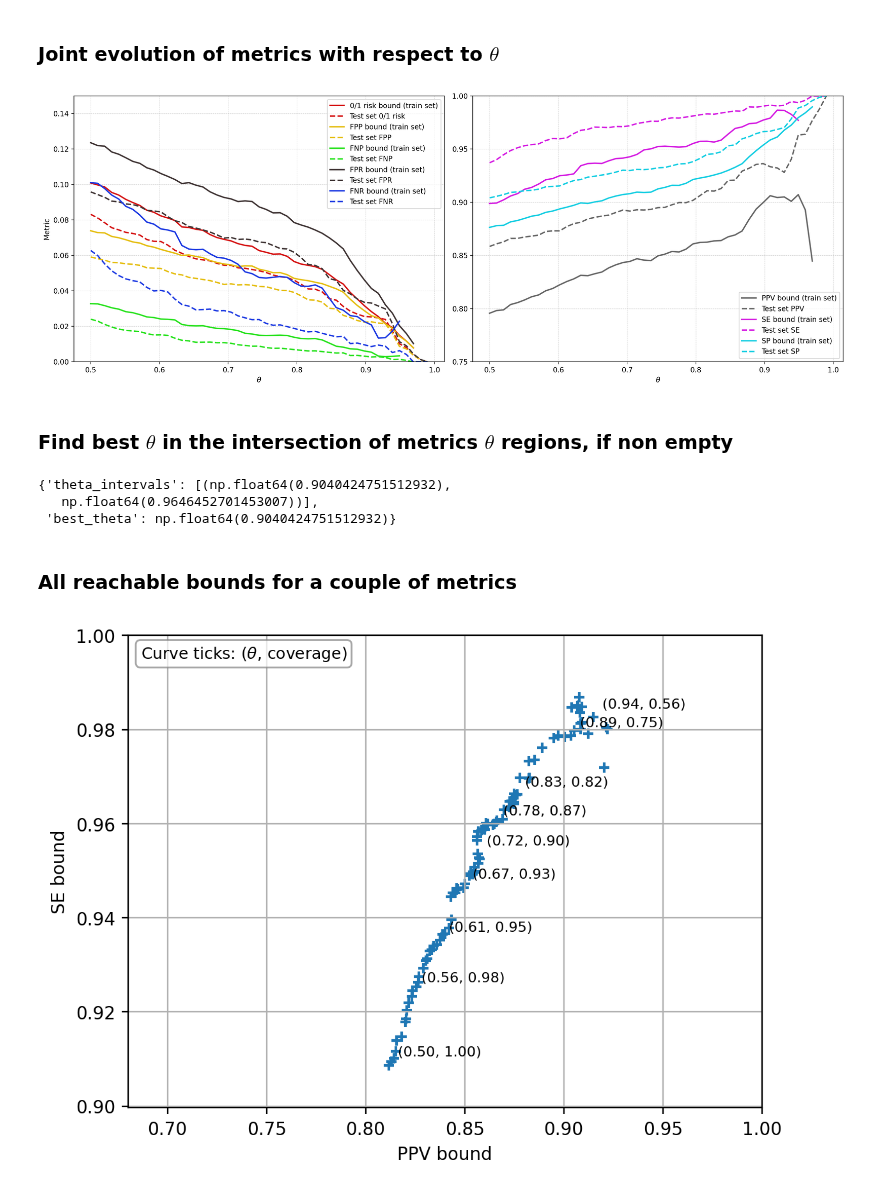
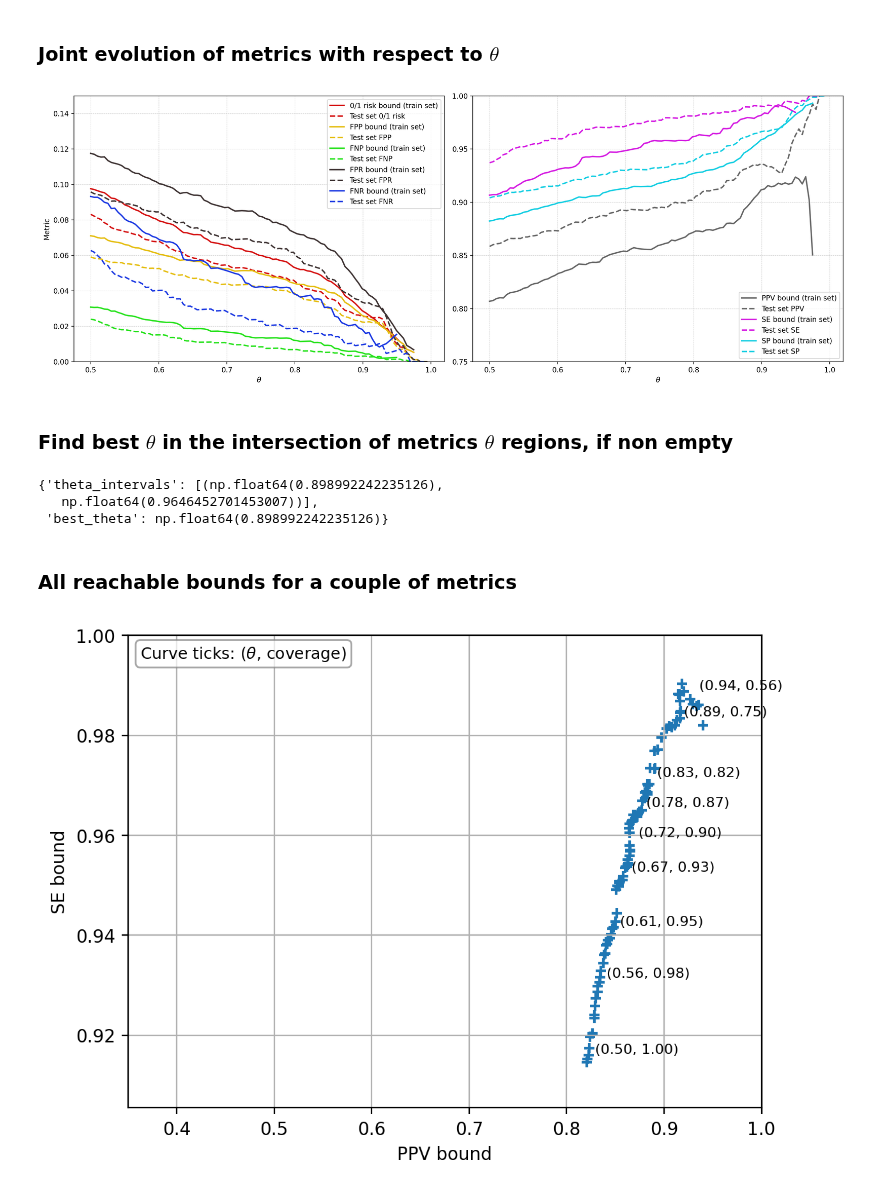
Before and after one commit to EmilienJemelen/selective-classification, a Jupyter notebook: experiments/HISTO_WSI/joint_control.ipynb, the cells around one changed output. Cells and saved outputs as stored; diff of their text form; code cells hidden in the pictures.

```diff
--- a/experiments/HISTO_WSI/joint_control.ipynb
+++ b/experiments/HISTO_WSI/joint_control.ipynb
@@ -59,7 +59,7 @@ print(sgr_df.y_true.sum()/sgr_df.shape[0])
 balance = None
 sgr_df = generate_imbalanced_datasets(sgr_df, [balance])[0].sample(frac=1, random_state=0)
 # %%
-delta = 0.001
+delta = 0.01
 # %%
 train_set = sgr_df.iloc[:2*int(len(sgr_df)/3)]
 train_set = train_set.sort_values('kappa', ascending=True).reset_index(drop=True).copy()
@@ -97,7 +97,7 @@ ax = axes[0]
 for metric in ['standard', 'FP', 'FN', 'FPR', 'FNR']:
     color = color_map1[metric]
 
-    thetas, bounds = bound_evo_w_theta(metric, train_set, delta, steps=50)
+    thetas, bounds = bound_evo_w_theta(metric, train_set, delta, steps=100)
     ax.plot(thetas, bounds, color=color, label=label_map1[metric] + ' bound (train set)', linewidth=2)
 
     emp_metrics = []
@@ -114,35 +114,35 @@ ax.set_ylim(0, 0.15)
 ax.set_xlabel(r'$\theta$')
 ax.set_ylabel('Metric')
 ax.legend()
 ax.grid(True, which='both', linestyle='--', linewidth=0.5, alpha=0.7)
 
 # ----- Second subplot -----
 ax = axes[1]
 for metric in ['PPV', 'SE', 'SP']:
     color = color_map2[metric]
 
-    thetas, bounds = bound_evo_w_theta(metric, train_set, delta, steps=50)
+    thetas, bounds = bound_evo_w_theta(metric, train_set, delta, steps=100)
     ax.plot(thetas, bounds, color=color, label=metric + ' bound (train set)', linewidth=2)
 
     emp_metrics = []
     for theta in thetas:
         try:
             selected_set = test_set.loc[test_set.kappa >= theta].copy()
             emp_metrics.append(emp_metric(selected_set, metric=metric))
         except ValueError:
             emp_metrics.append(np.nan)
 
     ax.plot(thetas, emp_metrics, linestyle='--', color=color, label='Test set ' + metric, linewidth=2)
 
 ax.set_ylim(0.75, 1)
 ax.set_xlabel(r'$\theta$')
 ax.legend()
 ax.grid(True, which='both', linestyle='--', linewidth=0.5, alpha=0.7)
 
 plt.tight_layout()
 plt.show()
 # %% [output]
-[figure, old version]
+[figure, new version]
 # %% [markdown]
 ### Find best $\theta$ in the intersection of metrics $\theta$ regions, if non empty
 # %%
@@ -153,9 +153,9 @@ metrics_and_targets = {'standard' : 0.03,
 joint_output = joint_control(metrics_and_targets, sgr_df, delta, plot=False)
 joint_output
 # %% [output]
-{'theta_intervals': [(np.float64(0.9040424751512932),
+{'theta_intervals': [(np.float64(0.898992242235126),
    np.float64(0.9646452701453007))],
- 'best_theta': np.float64(0.9040424751512932)}
+ 'best_theta': np.float64(0.898992242235126)}
 # %% [markdown]
 ### All reachable bounds for a couple of metrics
 # %%
@@ -194,4 +194,4 @@ plt.xlim(max(0,min(x))*0.99,1)
 plt.ylim(max(0,min(y))*0.99,1)
 plt.show()
 # %% [output]
-[figure, old version]
+[figure, new version]
```
Also changed, not shown: 20 other files.
